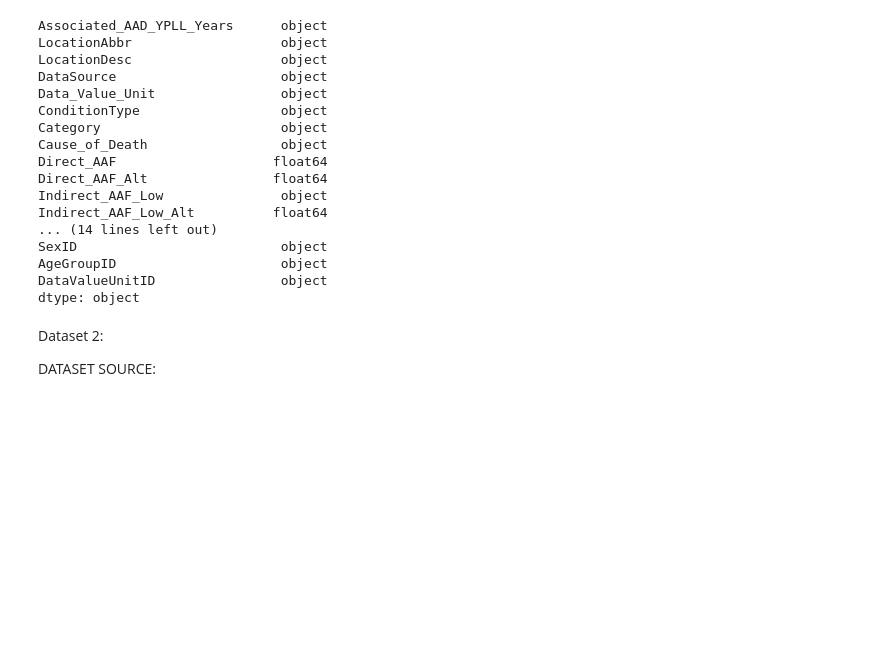
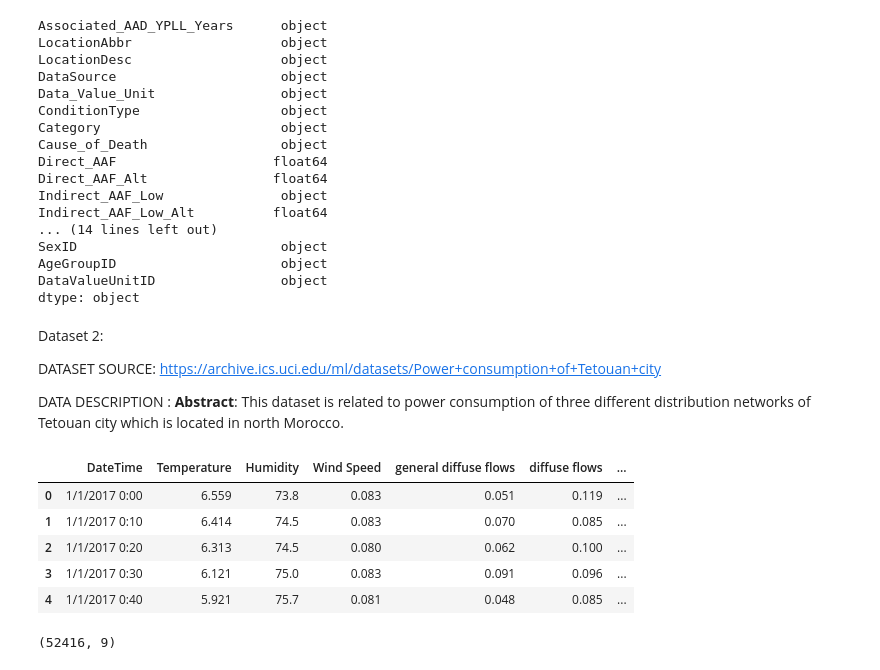
Before and after one commit to tendomart/codingdojo, a Jupyter notebook: Core_Project2.ipynb, the cells around one changed output. Cells and saved outputs as stored; diff of their text form; code cells hidden in the pictures; blank space fills up the shorter version.

Commit message:
Adding Backup dataset

```diff
--- a/Core_Project2.ipynb
+++ b/Core_Project2.ipynb
@@ -126,12 +126,25 @@ SexID                          object
 AgeGroupID                     object
 DataValueUnitID                object
 dtype: object
-# %% [markdown]
-Dataset 2:
-
-DATASET SOURCE:
+# %% [markdown]
+Dataset 2:
+
+DATASET SOURCE: https://archive.ics.uci.edu/ml/datasets/Power+consumption+of+Tetouan+city
+
+
+DATA DESCRIPTION : **Abstract**: This dataset is related to power consumption of three different distribution networks of Tetouan city which is located in north Morocco.
 # %%
 # Create new dataframe
-df1 = pd.read_csv('/content/sample_data/Alcohol-Related_Disease_Impact.csv')
-# https://catalog.data.gov/dataset/national-health-and-nutrition-examination-survey-nhanes-national-cardiovascular-disease-su-00a88
+df1 = pd.read_csv('/content/sample_data/Tetuan City power consumption.csv')
 df1.head()
+# %% [output]
+|  | DateTime | Temperature | Humidity | Wind Speed | general diffuse flows | diffuse flows | ... |
+| 0 | 1/1/2017 0:00 | 6.559 | 73.8 | 0.083 | 0.051 | 0.119 | ... |
+| 1 | 1/1/2017 0:10 | 6.414 | 74.5 | 0.083 | 0.070 | 0.085 | ... |
+| 2 | 1/1/2017 0:20 | 6.313 | 74.5 | 0.080 | 0.062 | 0.100 | ... |
+| 3 | 1/1/2017 0:30 | 6.121 | 75.0 | 0.083 | 0.091 | 0.096 | ... |
+| 4 | 1/1/2017 0:40 | 5.921 | 75.7 | 0.081 | 0.048 | 0.085 | ... |
+# %%
+df1.shape
+# %% [output]
+(52416, 9)
```
Also changed, not shown: parts of 6 cells of this notebook.
